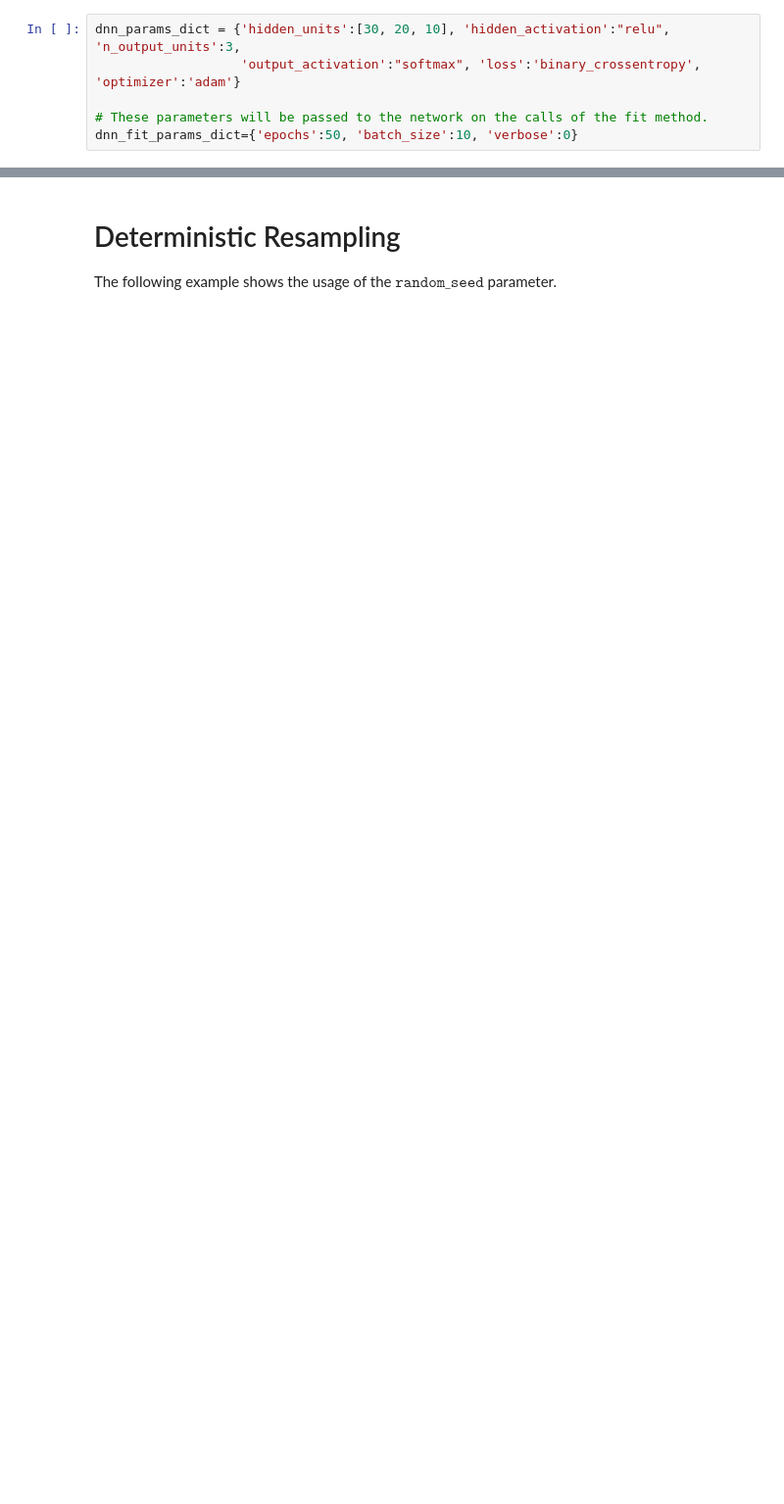
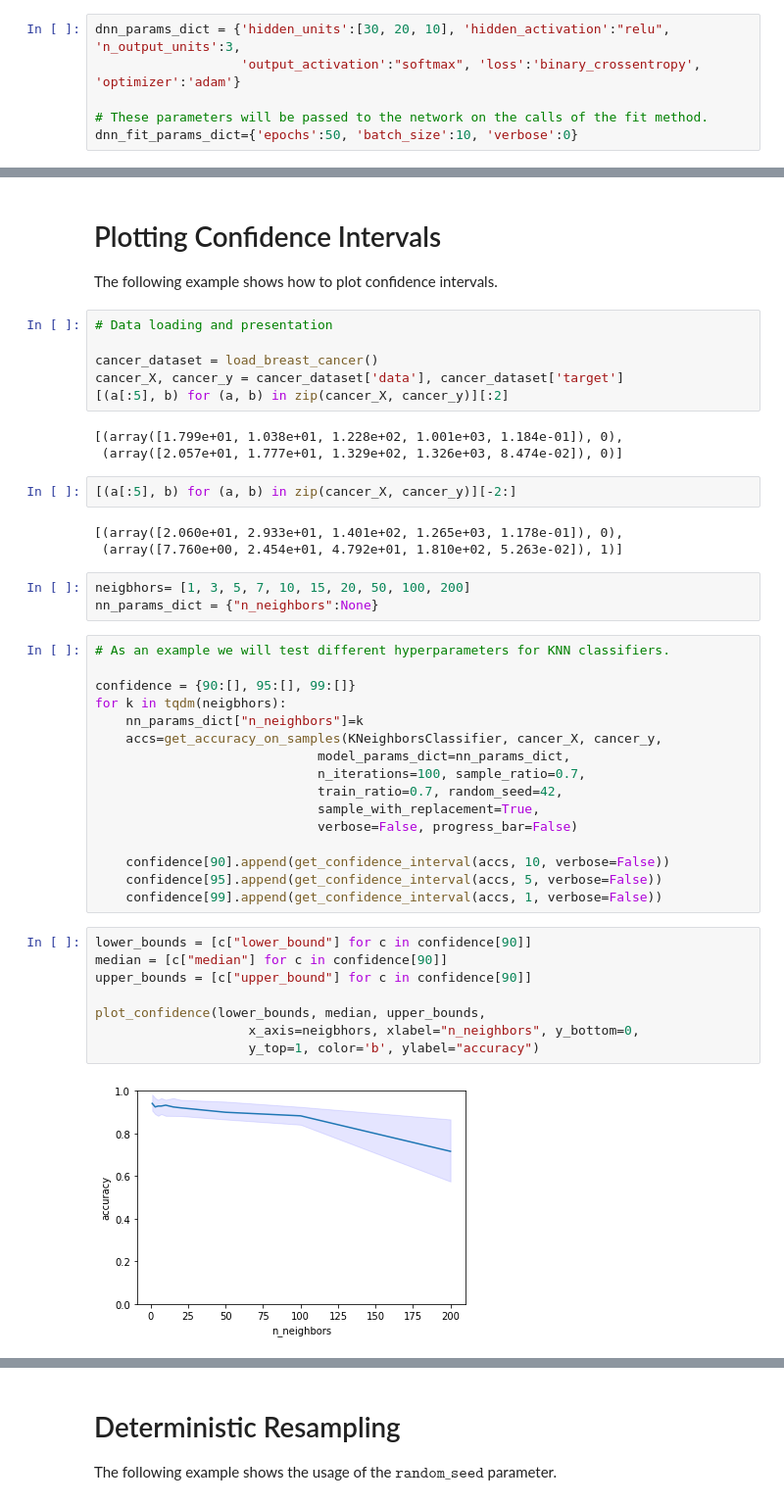
Before and after one commit to GiovanniCiampi/confidence_interval_estimator_ML, a Jupyter notebook: Notebook.ipynb, the cells around one changed output, grey strips where cells are left out. Shown: that part at 98% size. Drawn from its saved outputs; the diff is of its cells as text; blank space fills up the shorter version.

Commit message:
added new dataset and plots

```diff
--- a/Notebook.ipynb
+++ b/Notebook.ipynb
@@ -258,0 +187,46 @@ the accuracy of the model is 95.46% +/- 4.54
+# %% [markdown]
+# Plotting Confidence Intervals
+The following example shows how to plot confidence intervals.
+# %%
+# Data loading and presentation
+
+cancer_dataset = load_breast_cancer()
+cancer_X, cancer_y = cancer_dataset['data'], cancer_dataset['target']
+[(a[:5], b) for (a, b) in zip(cancer_X, cancer_y)][:2]
+# %% [output]
+[(array([1.799e+01, 1.038e+01, 1.228e+02, 1.001e+03, 1.184e-01]), 0),
+ (array([2.057e+01, 1.777e+01, 1.329e+02, 1.326e+03, 8.474e-02]), 0)]
+# %%
+[(a[:5], b) for (a, b) in zip(cancer_X, cancer_y)][-2:]
+# %% [output]
+[(array([2.060e+01, 2.933e+01, 1.401e+02, 1.265e+03, 1.178e-01]), 0),
+ (array([7.760e+00, 2.454e+01, 4.792e+01, 1.810e+02, 5.263e-02]), 1)]
+# %%
+neigbhors= [1, 3, 5, 7, 10, 15, 20, 50, 100, 200]
+nn_params_dict = {"n_neighbors":None}
+# %%
+# As an example we will test different hyperparameters for KNN classifiers.
+
+confidence = {90:[], 95:[], 99:[]}
+for k in tqdm(neigbhors):
+    nn_params_dict["n_neighbors"]=k
+    accs=get_accuracy_on_samples(KNeighborsClassifier, cancer_X, cancer_y,
+                             model_params_dict=nn_params_dict,
+                             n_iterations=100, sample_ratio=0.7,
+                             train_ratio=0.7, random_seed=42,
+                             sample_with_replacement=True,
+                             verbose=False, progress_bar=False)
+
+    confidence[90].append(get_confidence_interval(accs, 10, verbose=False))
+    confidence[95].append(get_confidence_interval(accs, 5, verbose=False))
+    confidence[99].append(get_confidence_interval(accs, 1, verbose=False))
+# %%
+lower_bounds = [c["lower_bound"] for c in confidence[90]]
+median = [c["median"] for c in confidence[90]]
+upper_bounds = [c["upper_bound"] for c in confidence[90]]
+
+plot_confidence(lower_bounds, median, upper_bounds,
+                    x_axis=neigbhors, xlabel="n_neighbors", y_bottom=0,
+                    y_top=1, color='b', ylabel="accuracy")
+# %% [output]
+[figure, added]
```
Also changed, not shown: parts of 40 cells of this notebook, 1 other file.
